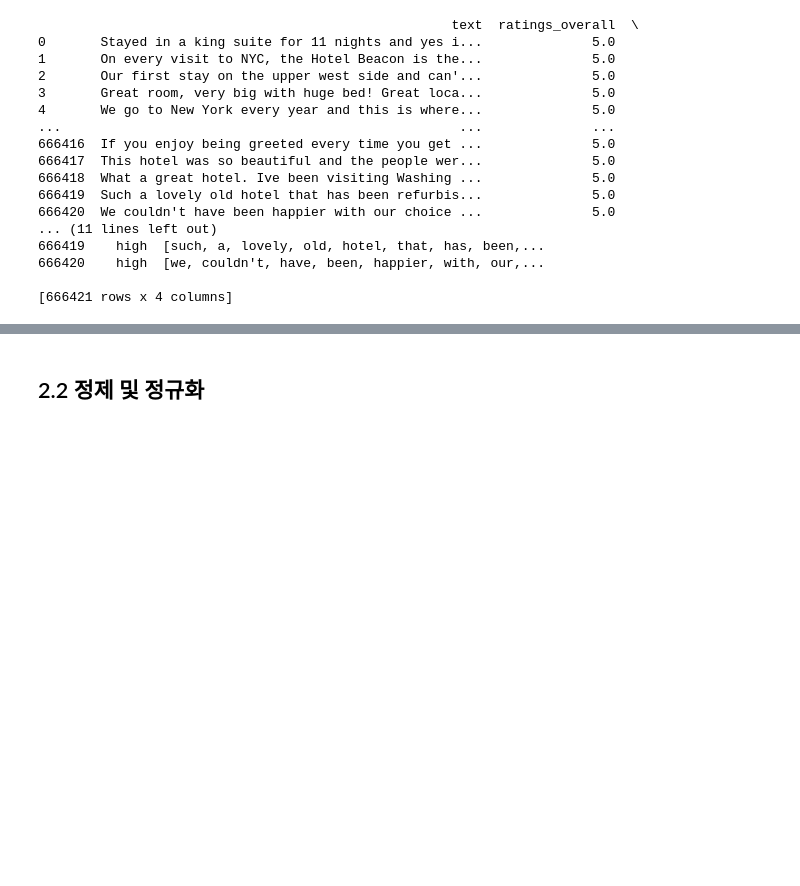
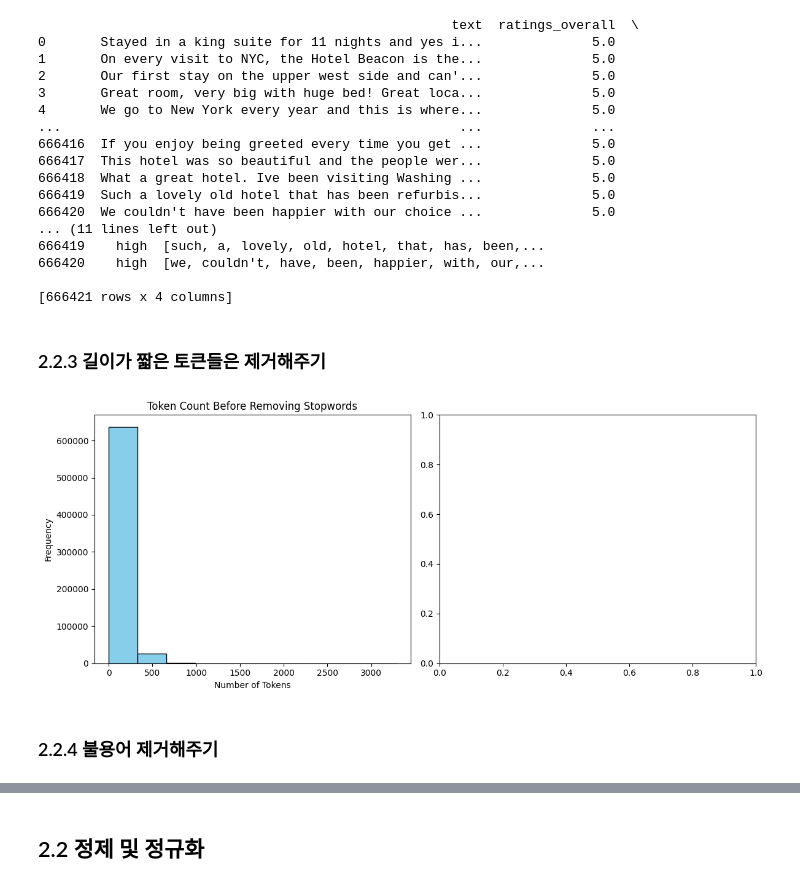
Before and after one commit to songye38/DAStudy, a Jupyter notebook: SONGYE/240204/240204_SONGYE.ipynb, the cells around one changed output, grey strips where cells are left out. Saved outputs shown, nothing was run; the diff lists cells and outputs as text; code cells hidden in the pictures; blank space fills up the shorter version.

```diff
--- a/SONGYE/240204/240204_SONGYE.ipynb
+++ b/SONGYE/240204/240204_SONGYE.ipynb
@@ -108,3 +70,28 @@ print(refined_df)
 666420    high  [we, couldn't, have, been, happier, with, our,...
 
 [666421 rows x 4 columns]
+# %% [markdown]
+### 2.2.3 길이가 짧은 토큰들은 제거해주기
+# %%
+refined_df['tokens'] = refined_df['tokens'].apply(lambda token_list: [word for word in token_list if len(word) > 2])
+# %%
+import matplotlib.pyplot as plt
+
+
+# 불용어 제거 전의 토큰 개수
+refined_df['token_count'] = refined_df['tokens'].apply(len)
+
+fig, axes = plt.subplots(nrows=1, ncols=2, figsize=(12, 5))
+
+# 불용어 제거 전의 토큰 개수 시각화
+axes[0].hist(refined_df['token_count'], bins=10, color='skyblue', edgecolor='black')
+axes[0].set_title('Token Count Before Removing Stopwords')
+axes[0].set_xlabel('Number of Tokens')
+axes[0].set_ylabel('Frequency')
+
+plt.tight_layout()
+plt.show()
+# %% [output]
+[figure, added]
+# %% [markdown]
+### 2.2.4 불용어 제거해주기
```
Also changed, not shown: parts of 7 cells of this notebook.
